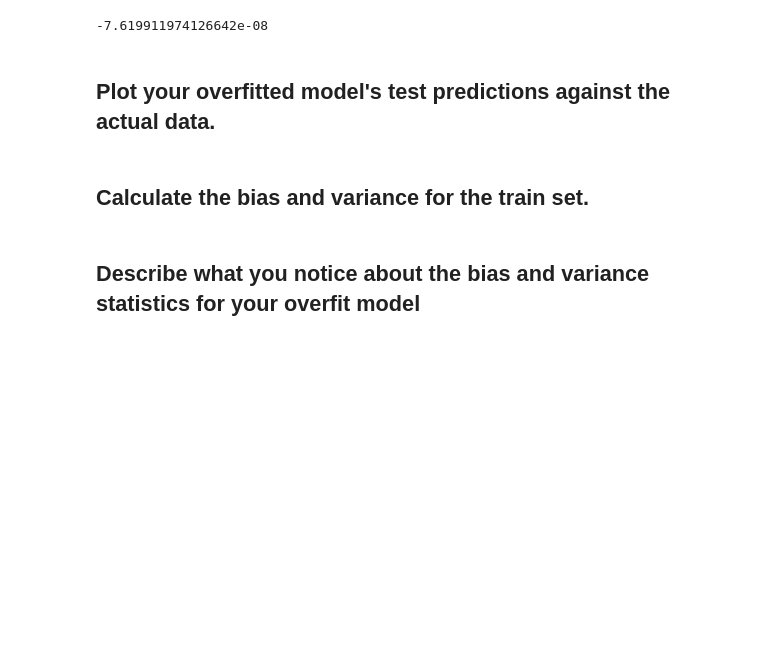
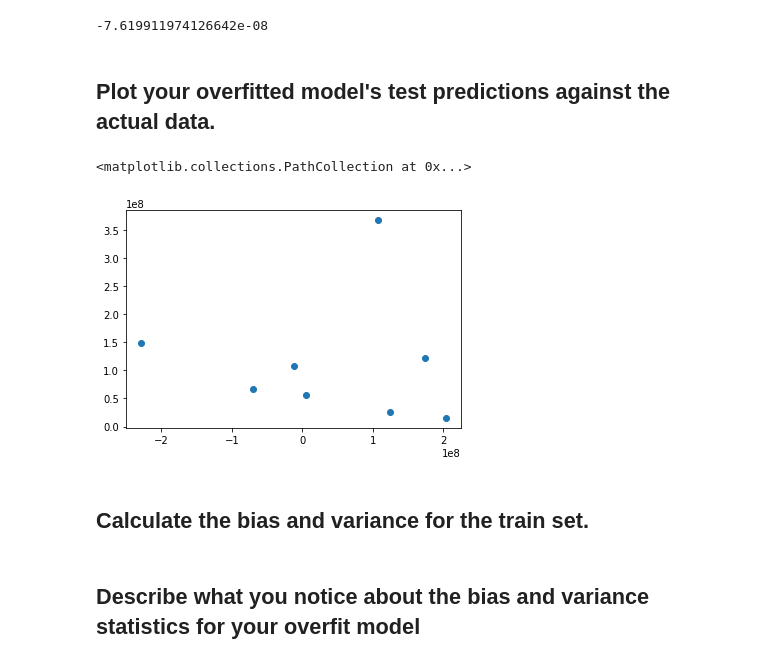
Before and after one commit to max-miller/dsc-bias-variance-trade-off-lab-nyc-ds-career-042219, a Jupyter notebook: index.ipynb, the cells around one changed output. Drawn from its saved outputs; the diff is of its cells as text; code cells hidden in the pictures; blank space fills up the shorter version.

```diff
--- a/index.ipynb
+++ b/index.ipynb
@@ -177,6 +177,11 @@ bias(list(y_train),y_hat_train)
 ## Plot your overfitted model's test predictions against the actual data.
 # %%
 # your code here
+y_hat_test = lm.predict(X_test)
+plt.scatter(y_hat_test, y_test)
+# %% [output]
+<matplotlib.collections.PathCollection at 0x...>
+[figure, added]
 # %% [markdown]
 ##  Calculate the bias and variance for the train set.
 # %%
```
